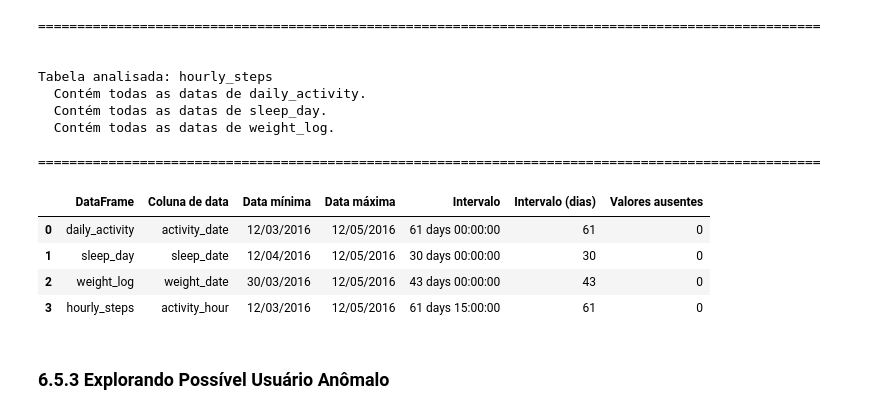
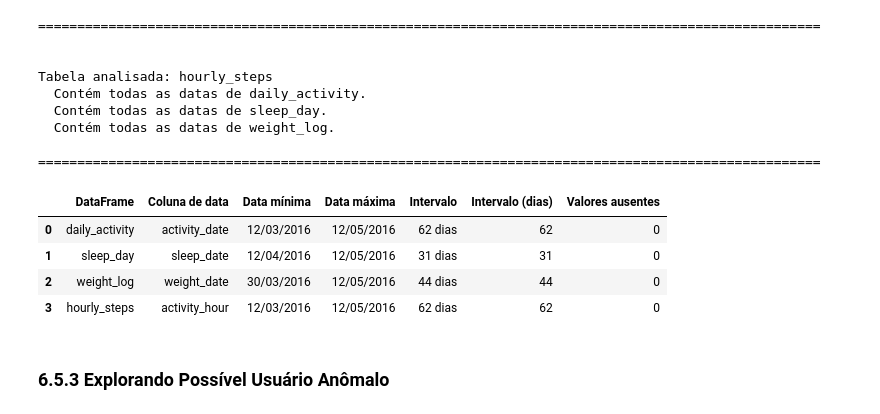
Before and after one commit to AleCecilio/bellabeat_data_analysis, a Jupyter notebook: notebooks/02_data_cleaning.ipynb, the cells around one changed output. Drawn from its saved outputs; the diff is of its cells as text; code cells hidden in the pictures.

Commit message:
refactor(cleaning): modifica relatorio temporal de tabelas, atualizando contagem de dia para não gerar confusões futuras

```diff
--- a/notebooks/02_data_cleaning.ipynb
+++ b/notebooks/02_data_cleaning.ipynb
@@ -859,44 +859,48 @@ for df_nome, df in dfs.items():
     ]
 
     for coluna in colunas_data:
         datas = df[coluna]
 
         data_minima = datas.min()
         data_maxima = datas.max()
 
+        # Calcula a diferença em dias e adiciona +1 para incluir o dia inicial no total do período
+        dias_totais = (
+            (data_maxima - data_minima).days + 1
+            if pd.notna(data_minima)
+            and pd.notna(data_maxima)
+            else None
+        )
+
         resumo_intervalos.append({
             'DataFrame': df_nome,
             'Coluna de data': coluna,
             'Data mínima': (
                 data_minima.strftime('%d/%m/%Y')
                 if pd.notna(data_minima) else 'Sem datas válidas'
             ),
             'Data máxima': (
                 data_maxima.strftime('%d/%m/%Y')
                 if pd.notna(data_maxima) else 'Sem datas válidas'
             ),
             'Intervalo': (
-                str(data_maxima - data_minima)
-                if pd.notna(data_minima) and pd.notna(data_maxima)
+                f"{dias_totais} dias"
+                if dias_totais is not None
                 else 'Indisponível'
             ),
-            'Intervalo (dias)': (
-                (data_maxima - data_minima).days
-                if pd.notna(data_minima) and pd.notna(data_maxima)
-                else None
-            ),
+            'Intervalo (dias)': dias_totais,
             'Valores ausentes': datas.isna().sum()
         })
 
 df_resumo_intervalos = pd.DataFrame(resumo_intervalos)
 
 display(df_resumo_intervalos)
 # %% [output]
 |  | DataFrame | Coluna de data | Data mínima | Data máxima | Intervalo | Intervalo (dias) | Valores ausentes |
-| 0 | daily_activity | activity_date | 12/03/2016 | 12/05/2016 | 61 days 00:00:00 | 61 | 0 |
-| 1 | sleep_day | sleep_date | 12/04/2016 | 12/05/2016 | 30 days 00:00:00 | 30 | 0 |
-| 2 | weight_log | weight_date | 30/03/2016 | 12/05/2016 | 43 days 00:00:00 | 43 | 0 |
-| 3 | hourly_steps | activity_hour | 12/03/2016 | 12/05/2016 | 61 days 15:00:00 | 61 | 0 |
+| 0 | daily_activity | activity_date | 12/03/2016 | 12/05/2016 | 62 dias | 62 | 0 |
+| 1 | sleep_day | sleep_date | 12/04/2016 | 12/05/2016 | 31 dias | 31 | 0 |
+| 2 | weight_log | weight_date | 30/03/2016 | 12/05/2016 | 44 dias | 44 | 0 |
+| 3 | hourly_steps | activity_hour | 12/03/2016 | 12/05/2016 | 62 dias | 62 | 0 |
 # %% [markdown]
 ### 6.5.3 Explorando Possível Usuário Anômalo
 # %%
```
Also changed, not shown: parts of 7 cells of this notebook, 1 other file.
